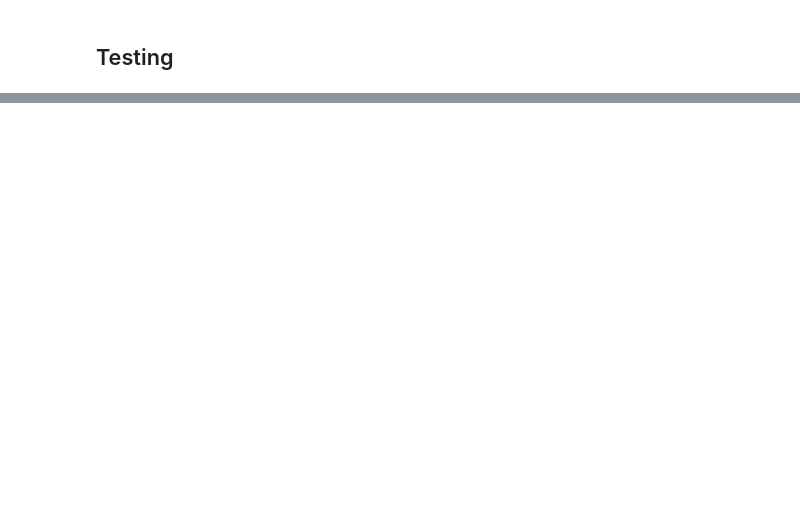
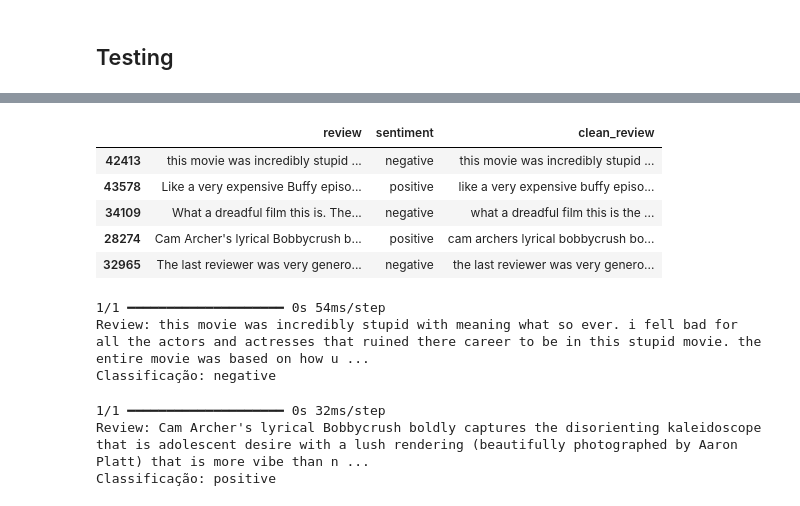
Before and after one commit to erlonL/deep-learning-lista2, a Jupyter notebook: 4-lstm-sentiment.ipynb, the cells around one changed output, grey strips where cells are left out. Drawn from its saved outputs; the diff is of its cells as text; code cells hidden in the pictures; blank space fills up the shorter version.

```diff
--- a/4-lstm-sentiment.ipynb
+++ b/4-lstm-sentiment.ipynb
@@ -414,0 +438,14 @@ print(prediction)
+# %%
+# select random indices from dataset
+np.random.seed(41)
+
+random_indices = np.random.choice(len(test), size=5, replace=False)
+
+test.iloc[random_indices]
+# %% [output]
+|  | review | sentiment | clean_review |
+| 42413 | this movie was incredibly stupid ... | negative | this movie was incredibly stupid ... |
+| 43578 | Like a very expensive Buffy episo... | positive | like a very expensive buffy episo... |
+| 34109 | What a dreadful film this is. The... | negative | what a dreadful film this is the ... |
+| 28274 | Cam Archer's lyrical Bobbycrush b... | positive | cam archers lyrical bobbycrush bo... |
+| 32965 | The last reviewer was very genero... | negative | the last reviewer was very genero... |
@@ -414,0 +462,12 @@ print(prediction)
+# %%
+print(f'Review: {neg_review}\nClassificação: {classify_review(neg_review)}')
+# %% [output]
+1/1 ━━━━━━━━━━━━━━━━━━━━ 0s 54ms/step
+Review: this movie was incredibly stupid with meaning what so ever. i fell bad for all the actors and actresses that ruined there career to be in this stupid movie. the entire movie was based on how u ...
+Classificação: negative
+# %%
+print(f'Review: {pos_review}\nClassificação: {classify_review(pos_review)}')
+# %% [output]
+1/1 ━━━━━━━━━━━━━━━━━━━━ 0s 32ms/step
+Review: Cam Archer's lyrical Bobbycrush boldly captures the disorienting kaleidoscope that is adolescent desire with a lush rendering (beautifully photographed by Aaron Platt) that is more vibe than n ...
+Classificação: positive
```
Also changed, not shown: parts of 18 cells of this notebook, 1 other file.
